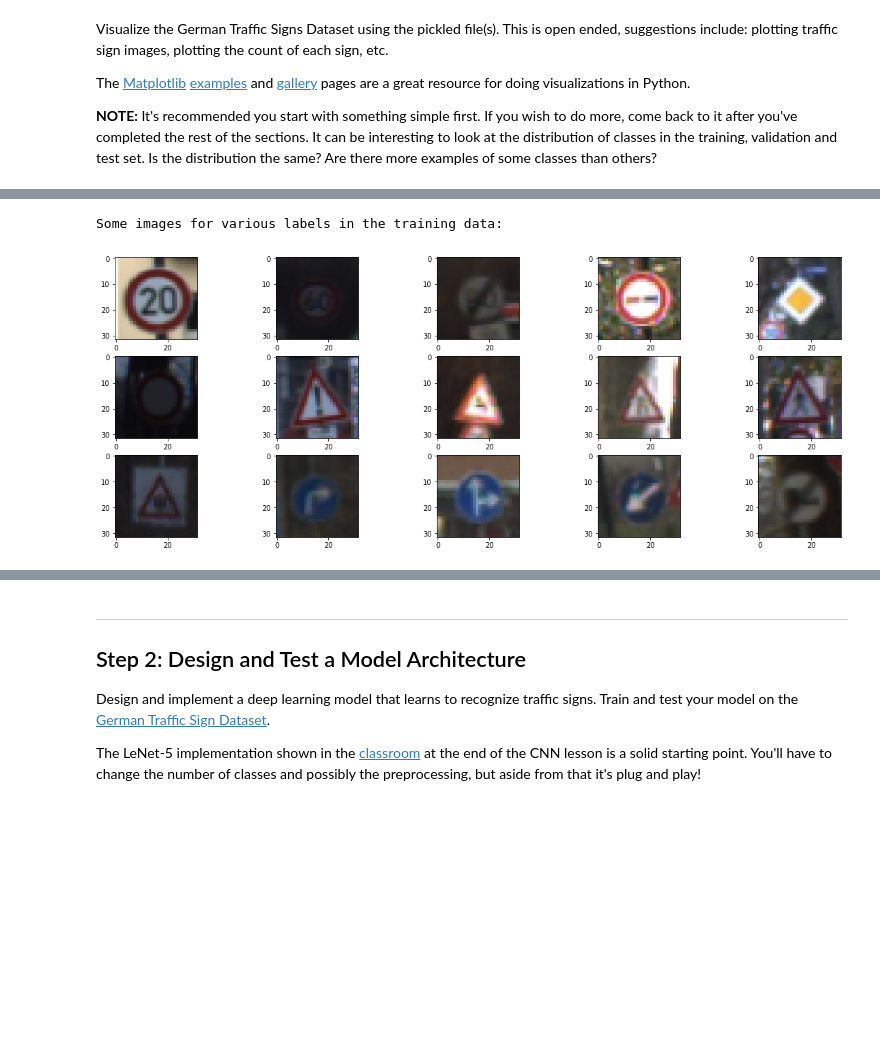
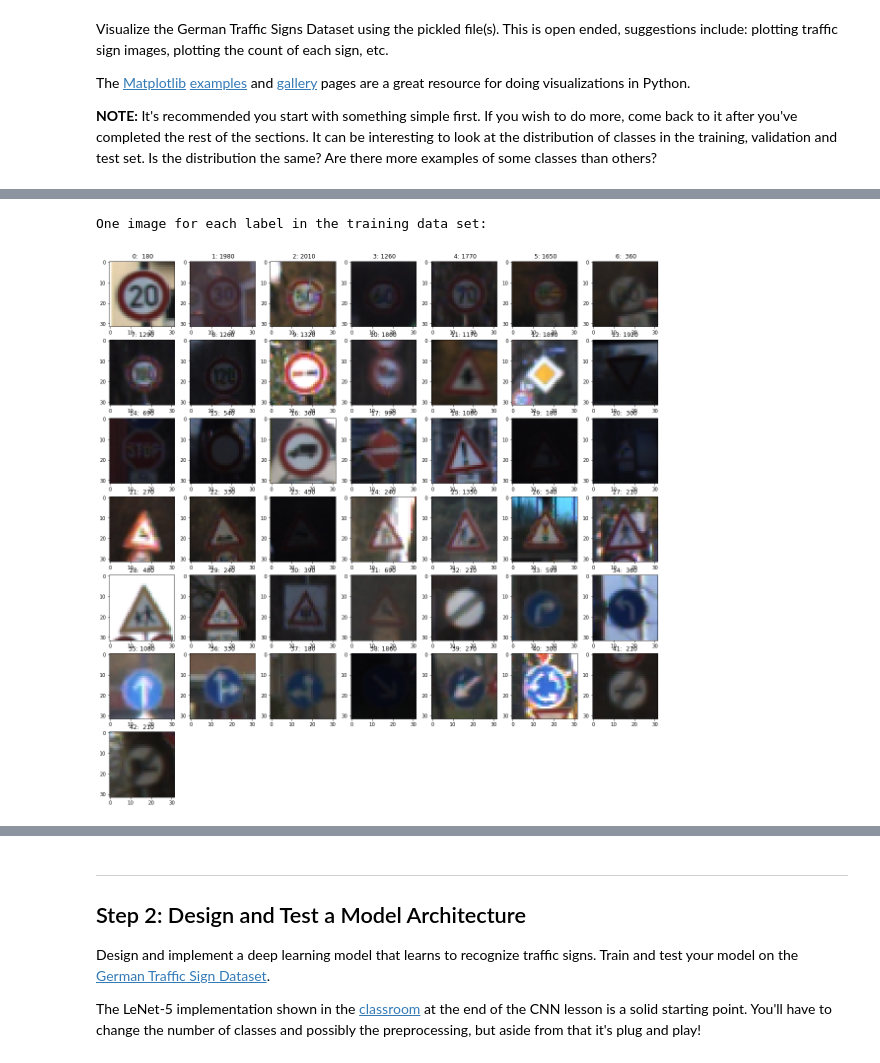
Before and after one commit to pkovarynng/CarND-Traffic-Sign-Classifier-Project, a Jupyter notebook: Traffic_Sign_Classifier.ipynb, the cells around one changed output, grey strips where cells are left out. Saved outputs shown, nothing was run; the diff lists cells and outputs as text; code cells hidden in the pictures; blank space fills up the shorter version.

```diff
--- a/Traffic_Sign_Classifier.ipynb
+++ b/Traffic_Sign_Classifier.ipynb
@@ -110,12 +110,20 @@ def plot_histogram(y_data, labelstr):
     df = pd.DataFrame(data=label_data)
     df.plot.hist(bins = n_classes)
 
+label_counts = []
+
+def print_labels(ys):
+    for i in range(n_classes):
+        label_count = np.count_nonzero(ys == i)
+        if i % 10 == 9:
+            end = '\n'
+        else:
+            end = '   '
+        print('{:>2}: {:>4}'.format(i, label_count), end=end)
+        label_counts.append(label_count)
+
 print('Representation of labels in the training dataset:')
 plot_histogram(y_train, 'train label')
-label_counts = []
-for i in range(n_classes):
-    label_count = np.count_nonzero(y_train == i)
-    #print('{}: {}'.format(i, label_count))
-    label_counts.append(label_count)
+print_labels(y_train)
 # %% [output]
 Representation of labels in the training dataset:
@@ -122,17 +135,18 @@ Representation of labels in the training dataset:
 [figure]
 # %%
-print('Some images for various labels in the training data:')
+print('One image for each label in the training data set:')
 images = []
-for yi in range(0, n_classes, 3):
+for yi in range(n_classes):
     for xi in range(n_train):
         if y_train[xi] == yi:
             images.append(X_train[xi].squeeze())
             break
-plt.figure(figsize=(20,10))
-columns = 5
+plt.figure(figsize=(20,20))
+columns = 7
 for i, image in enumerate(images):
     plt.subplot(len(images) / columns + 1, columns, i + 1)
+    plt.title('{:>2}: {:>4}'.format(i, label_counts[i]))
     plt.imshow(image)
 # %% [output]
-Some images for various labels in the training data:
+One image for each label in the training data set:
-[figure, old version]
+[figure, new version]
```
Also changed, not shown: parts of 8 cells of this notebook.
